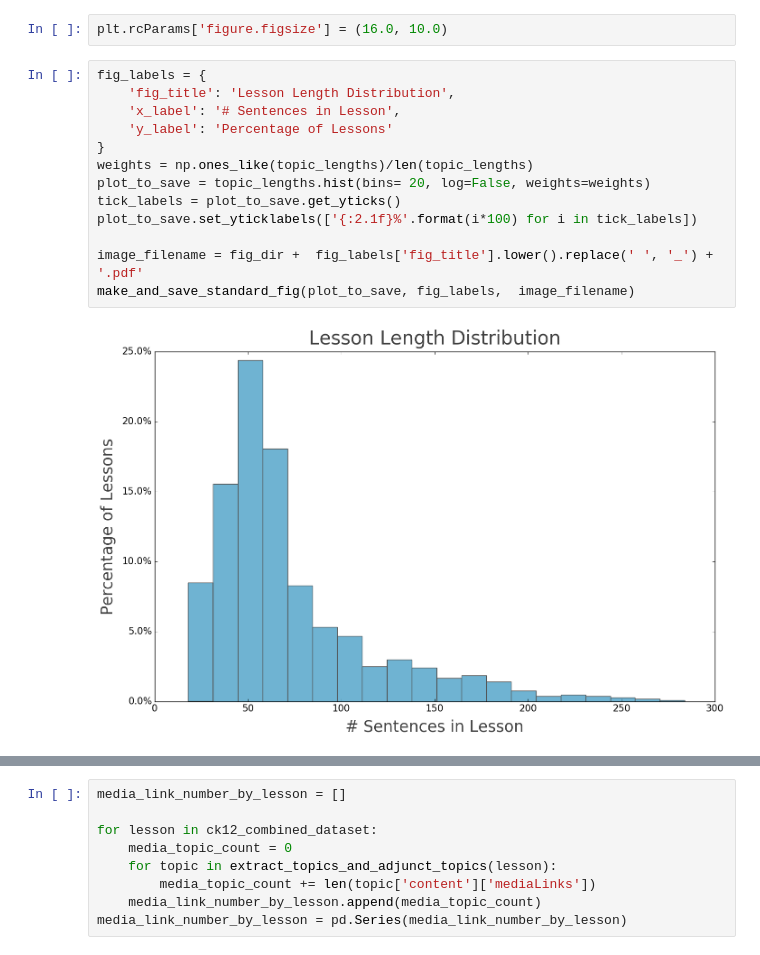
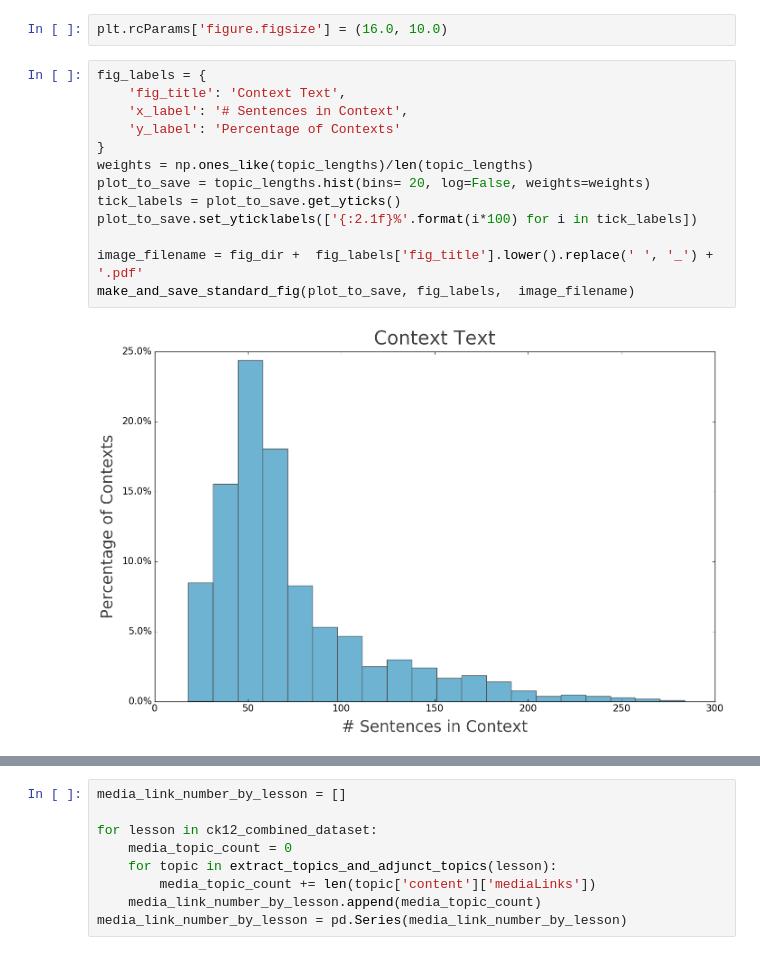
Before and after one commit to drschwenk/stb_notebooks, a Jupyter notebook: generate_figs.ipynb, the cells around one changed output, grey strips where cells are left out. Drawn from its saved outputs; the diff is of its cells as text.

```diff
--- a/generate_figs.ipynb
+++ b/generate_figs.ipynb
@@ -743,19 +743,19 @@ topic_lengths = pd.Series([len(sent_tokenize(text)) for text in lesson_text.valu
 plt.rcParams['figure.figsize'] = (16.0, 10.0)
 # %%
 fig_labels = {
-    'fig_title': 'Lesson Length Distribution',
-    'x_label': '# Sentences in Lesson',
-    'y_label': 'Percentage of Lessons'
+    'fig_title': 'Context Text',
+    'x_label': '# Sentences in Context',
+    'y_label': 'Percentage of Contexts'
 }
 weights = np.ones_like(topic_lengths)/len(topic_lengths)
 plot_to_save = topic_lengths.hist(bins= 20, log=False, weights=weights)
 tick_labels = plot_to_save.get_yticks()
 plot_to_save.set_yticklabels(['{:2.1f}%'.format(i*100) for i in tick_labels])
 
 image_filename = fig_dir +  fig_labels['fig_title'].lower().replace(' ', '_') + '.pdf'
 make_and_save_standard_fig(plot_to_save, fig_labels,  image_filename)
 # %% [output]
-[figure, old version]
+[figure, new version]
 # %%
 image_number_by_lesson = pd.Series([len(lesson['instructionalDiagrams']) + len([topic['content']['figures'] for topic in extract_topics_and_adjunct_topics(lesson)]) for lesson in ck12_combined_dataset])
 
```
Also changed, not shown: parts of 22 cells of this notebook, 1 other file.
